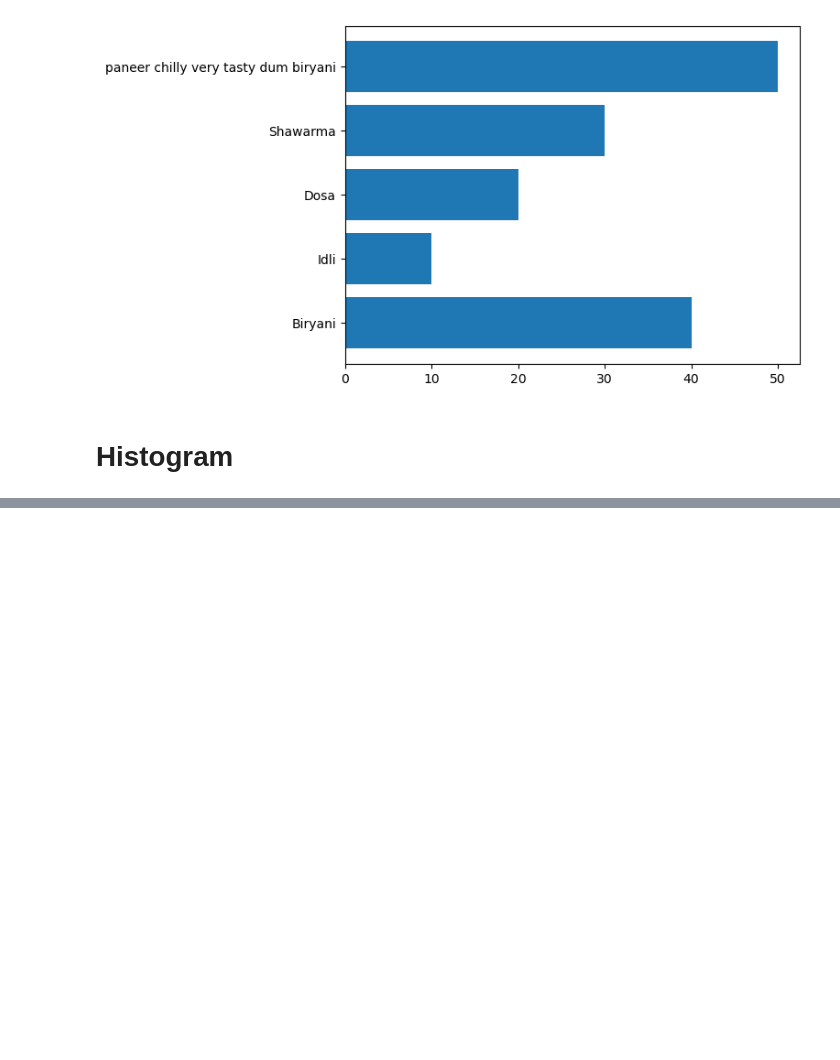
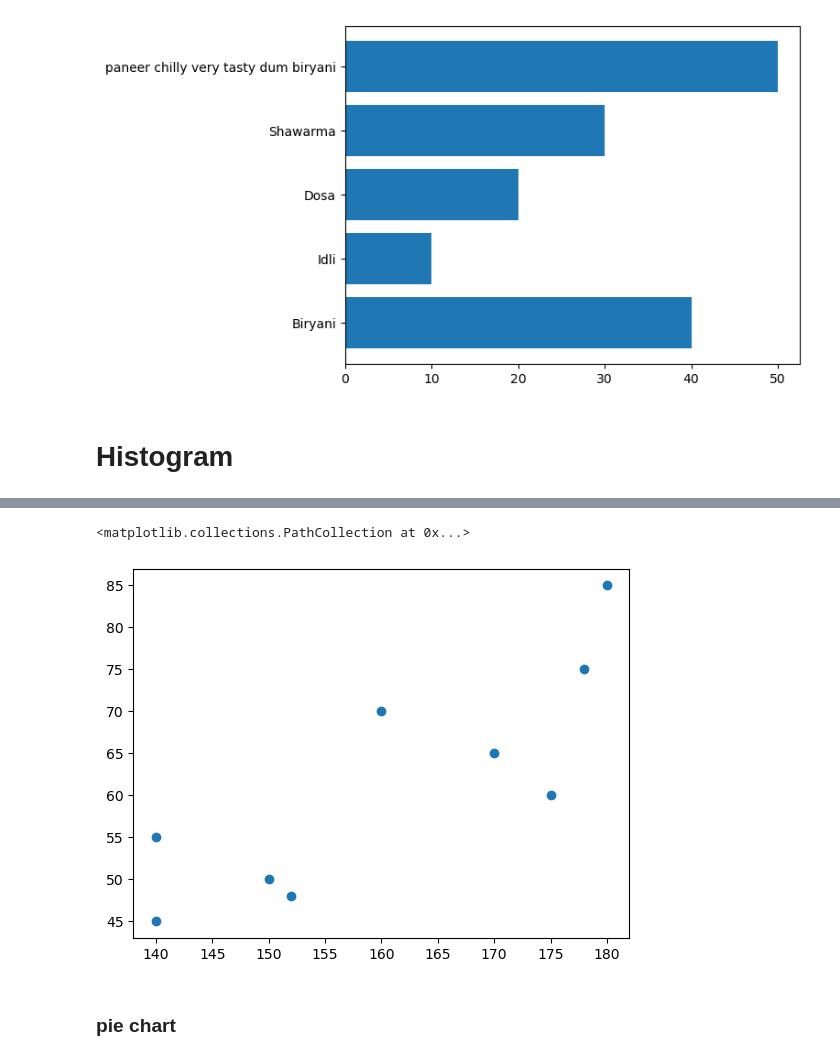
Before and after one commit to Shivacharan16/Data-Analytics-, a Jupyter notebook: Matplotlib.ipynb, the cells around one changed output, grey strips where cells are left out. Saved outputs shown, nothing was run; the diff lists cells and outputs as text; code cells hidden in the pictures; blank space fills up the shorter version.

```diff
--- a/Matplotlib.ipynb
+++ b/Matplotlib.ipynb
@@ -83,0 +142,10 @@ plt.show()
+# %%
+height = [178,150,140,170,152,180,140,160,175]
+weight = [75,50,45,65,48,85,55,70,60]
+
+plt.scatter(height, weight)
+# %% [output]
+<matplotlib.collections.PathCollection at 0x...>
+[figure, added]
+# %% [markdown]
+### pie chart
```
Also changed, not shown: parts of 17 cells of this notebook.
